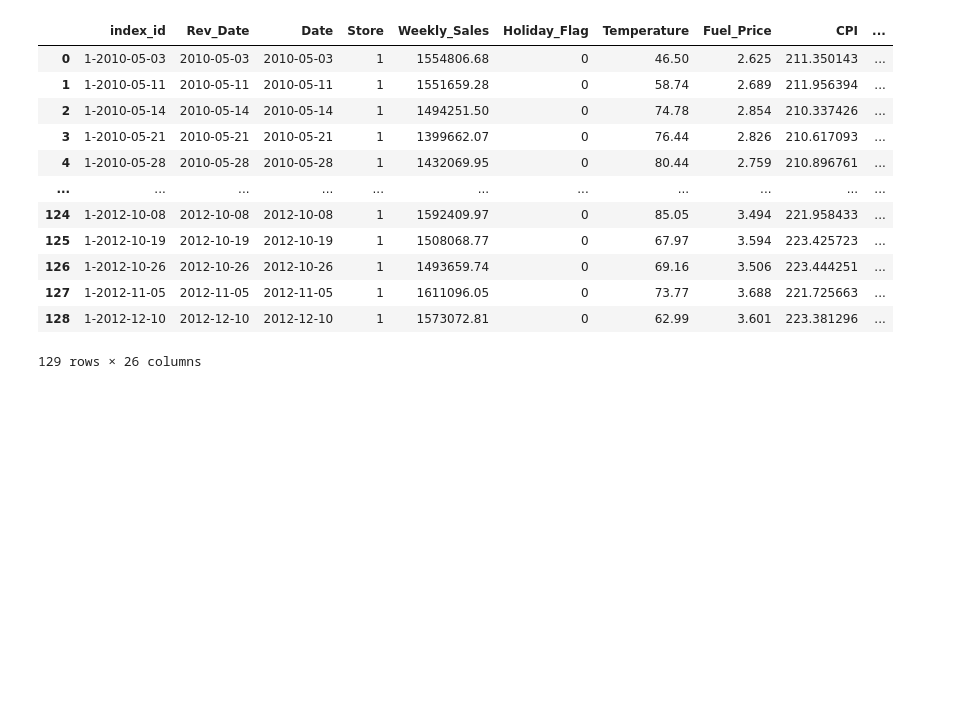
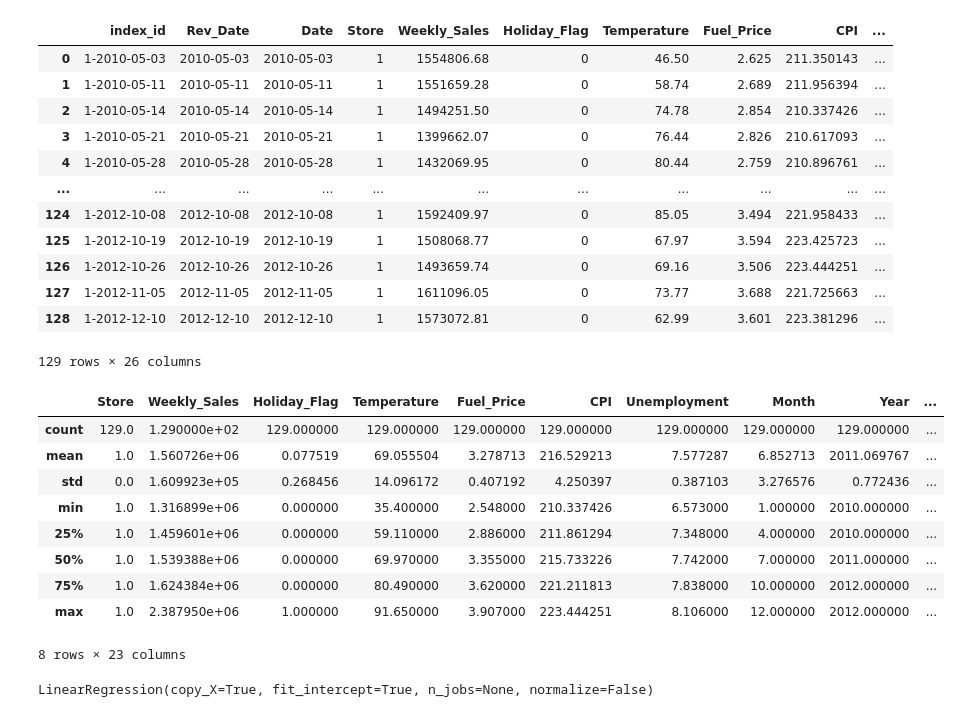
Before and after one commit to Franceskling/final_project, a Jupyter notebook: machine_learning/sales_forecast_store1.ipynb, the cells around one changed output. Drawn from its saved outputs; the diff is of its cells as text; code cells hidden in the pictures; blank space fills up the shorter version.

Commit message:
Adding modified sales_forecast_store1 files

```diff
--- a/machine_learning/sales_forecast_store1.ipynb
+++ b/machine_learning/sales_forecast_store1.ipynb
@@ -292,3 +292,16 @@ model_df
 | 127 | 1-2012-11-05 | 2012-11-05 | 2012-11-05 | 1 | 1611096.05 | 0 | 73.77 | 3.688 | 221.725663 | ... |
 | 128 | 1-2012-12-10 | 2012-12-10 | 2012-12-10 | 1 | 1573072.81 | 0 | 62.99 | 3.601 | 223.381296 | ... |
 129 rows × 26 columns
+# %%
+model_df.describe()
+# %% [output]
+|  | Store | Weekly_Sales | Holiday_Flag | Temperature | Fuel_Price | CPI | Unemployment | Month | Year | ... |
+| count | 129.0 | 1.290000e+02 | 129.000000 | 129.000000 | 129.000000 | 129.000000 | 129.000000 | 129.000000 | 129.000000 | ... |
+| mean | 1.0 | 1.560726e+06 | 0.077519 | 69.055504 | 3.278713 | 216.529213 | 7.577287 | 6.852713 | 2011.069767 | ... |
+| std | 0.0 | 1.609923e+05 | 0.268456 | 14.096172 | 0.407192 | 4.250397 | 0.387103 | 3.276576 | 0.772436 | ... |
+| min | 1.0 | 1.316899e+06 | 0.000000 | 35.400000 | 2.548000 | 210.337426 | 6.573000 | 1.000000 | 2010.000000 | ... |
+| 25% | 1.0 | 1.459601e+06 | 0.000000 | 59.110000 | 2.886000 | 211.861294 | 7.348000 | 4.000000 | 2010.000000 | ... |
+| 50% | 1.0 | 1.539388e+06 | 0.000000 | 69.970000 | 3.355000 | 215.733226 | 7.742000 | 7.000000 | 2011.000000 | ... |
+| 75% | 1.0 | 1.624384e+06 | 0.000000 | 80.490000 | 3.620000 | 221.211813 | 7.838000 | 10.000000 | 2012.000000 | ... |
+| max | 1.0 | 2.387950e+06 | 1.000000 | 91.650000 | 3.907000 | 223.444251 | 8.106000 | 12.000000 | 2012.000000 | ... |
+8 rows × 23 columns
@@ -294,0 +323,6 @@ model_df
+# %%
+# instantiate the LinearRegression model
+regressor = LinearRegression()
+regressor.fit(X_train, y_train)
+# %% [output]
+LinearRegression(copy_X=True, fit_intercept=True, n_jobs=None, normalize=False)
```
Also changed, not shown: parts of 10 cells of this notebook.
